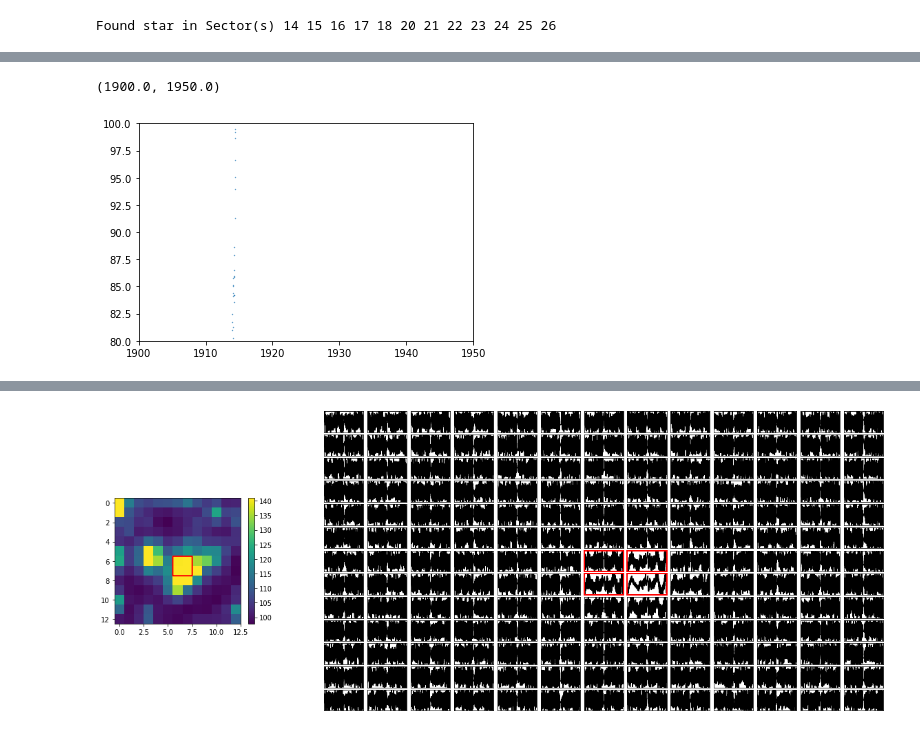
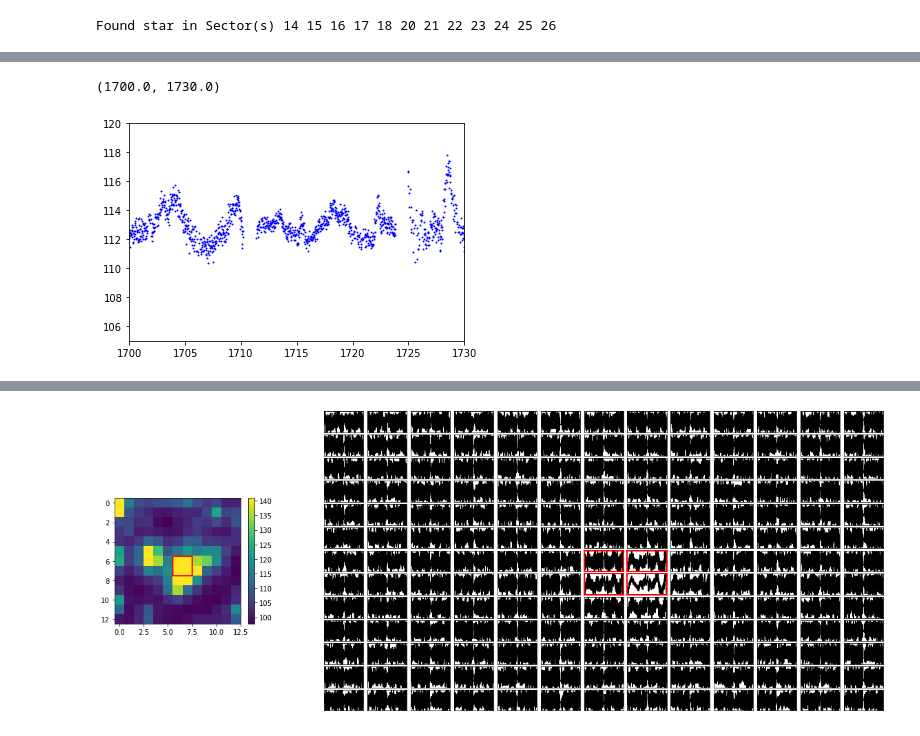
Before and after one commit to AlexanderEvitt/QuasVar, a Jupyter notebook: processing/generate_lightcurve.ipynb, the cells around one changed output, grey strips where cells are left out. Saved outputs shown, nothing was run; the diff lists cells and outputs as text; code cells hidden in the pictures.

```diff
--- a/processing/generate_lightcurve.ipynb
+++ b/processing/generate_lightcurve.ipynb
@@ -69,8 +69,10 @@ len(sectors)
 gaia = 2260127244173131520 #this one is good
 #gaia = 1111278502434316672 #this one is brighter
 #gaia = 931607032460399616
+#gaia = 1111278502434316672 #this one is the absolute brightest
+#gaia = 1254715738511038976 #this one is bright and has an associated image
 
-star = eleanor.multi_sectors(sectors='all',tic=None,gaia=gaia,tc=True)
+star = eleanor.multi_sectors(sectors='all',tic=None ,gaia=gaia,tc=True)
 
 full_lc = lk.LightCurve([],[])
 data_objects = []
@@ -81,7 +83,6 @@ for observation in star:
     data.custom_aperture(shape='rectangle', h=1,w=1, method='exact')
     data.get_lightcurve()
     data_objects.append(data)
-    quality.append(data.quality)
 
     lc = data.to_lightkurve(flux=data.corr_flux)
     original_curve_objects.append(lc)
@@ -94,9 +102,9 @@ Found star in Sector(s) 14 15 16 17 18 20 21 22 23 24 25 26
 # %%
-plt.scatter(full_lc.time,full_lc.flux,s=0.1)
-plt.ylim(80,100)
-x = 1900
-plt.xlim(x,x+50)
+plt.scatter(full_lc.time,full_lc.flux,s=0.8,c='blue')
+plt.ylim(105,120)
+x = 1700
+plt.xlim(x,x+30)
 # %% [output]
-(1900.0, 1950.0)
+(1700.0, 1730.0)
-[figure, old version]
+[figure, new version]
 # %%
```
Also changed, not shown: parts of 3 cells of this notebook, 5 other files.
